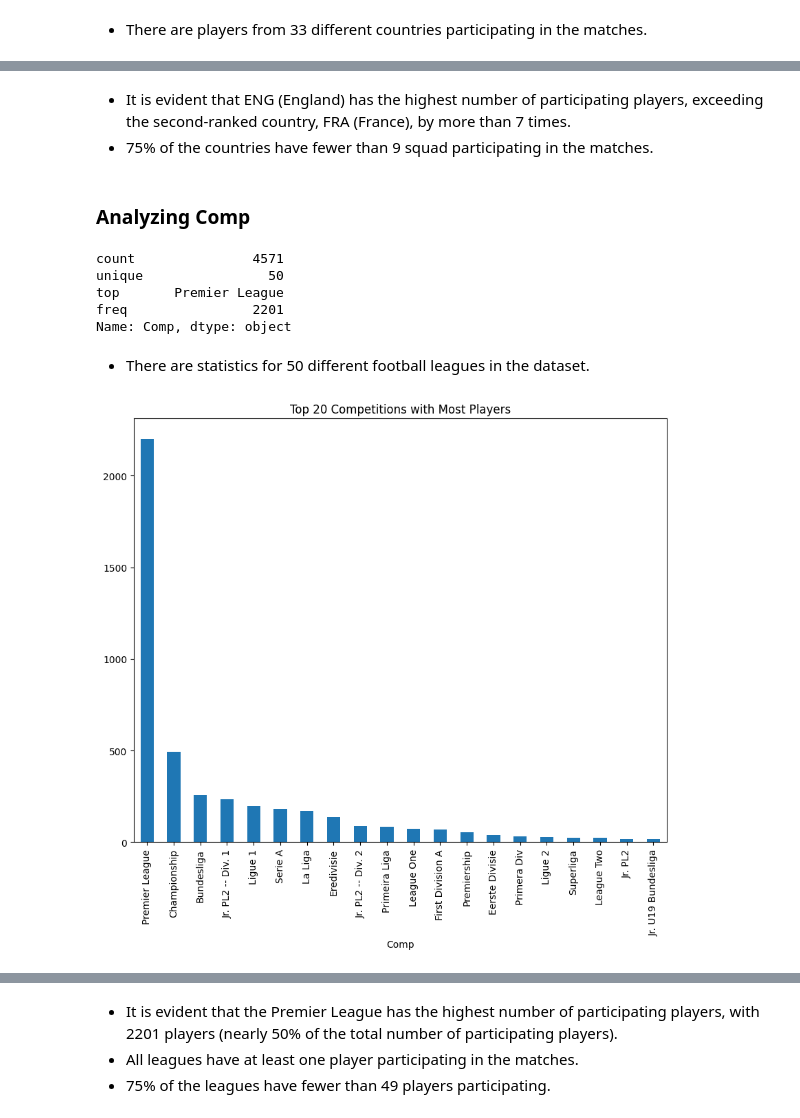
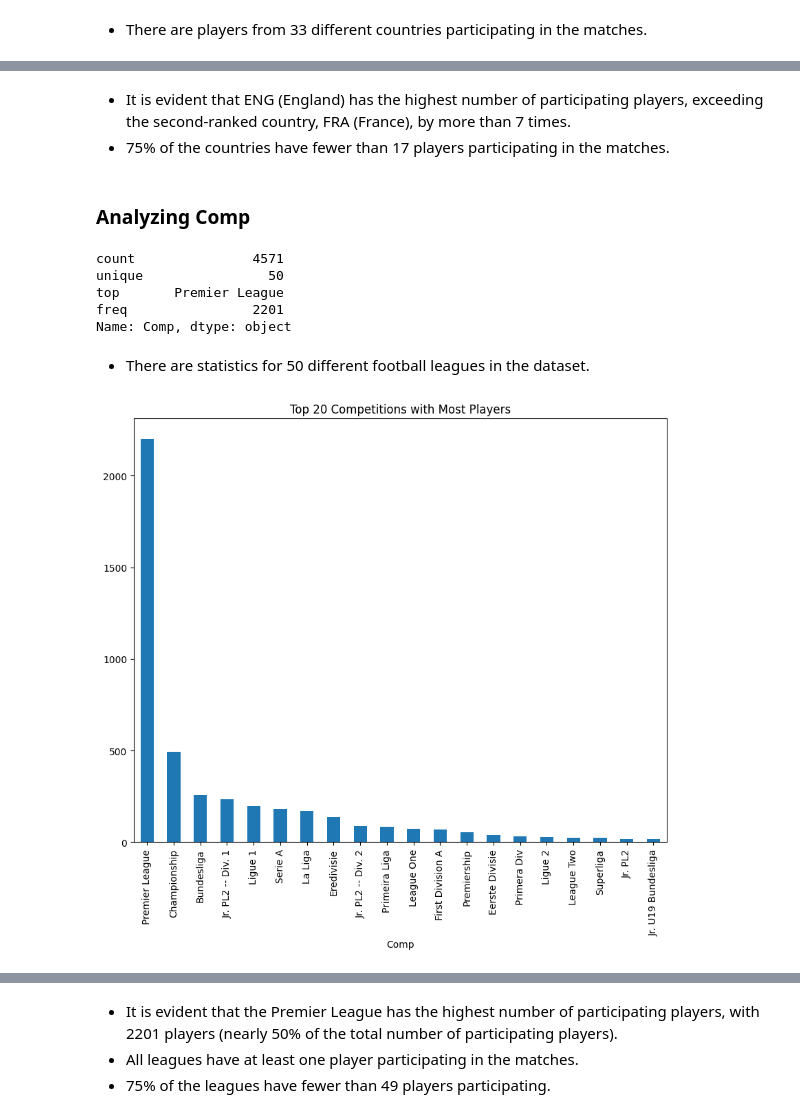
Before and after one commit to hwangdeokThien/CSC14119_IntroDS_final_project, a Jupyter notebook: src/notebooks/3.0-data_exploration.ipynb, the cells around one changed output, grey strips where cells are left out. Drawn from its saved outputs; the diff is of its cells as text; code cells hidden in the pictures.

```diff
--- a/src/notebooks/3.0-data_exploration.ipynb
+++ b/src/notebooks/3.0-data_exploration.ipynb
@@ -243,28 +206,22 @@ Name: count, dtype: float64
 # %% [markdown]
 - It is evident that ENG (England) has the highest number of participating players, exceeding the second-ranked country, FRA (France), by more than 7 times.
-- 75% of the countries have fewer than 9 squad participating in the matches.
+- 75% of the countries have fewer than 17 players participating in the matches.
 # %% [markdown]
 ### Analyzing Comp
-# %%
-# Get Comp data
-df_comp = df['Comp']
-df_comp.describe()
-# %% [output]
-count               4571
-unique                50
-top       Premier League
-freq                2201
-Name: Comp, dtype: object
+# %%
+df['Comp'].describe()
+# %% [output]
+count               4571
+unique                50
+top       Premier League
+freq                2201
+Name: Comp, dtype: object
 # %% [markdown]
 - There are statistics for 50 different football leagues in the dataset.
 # %%
-# Visualize the distribution of players across competitions for the top 20 competitions
-comp_count = df_comp.value_counts()  # Count the occurrences of each unique value in the 'Comp' column
-
-#Visualize
 plt.figure(figsize=(10,8))
-comp_count[:20].plot(kind='bar')
+df['Comp'].value_counts()[:20].plot(kind='bar')
 plt.title('Top 20 Competitions with Most Players')
 plt.show()
 # %% [output]
-[figure, old version]
+[figure, new version]
```
Also changed, not shown: parts of 104 cells of this notebook.
